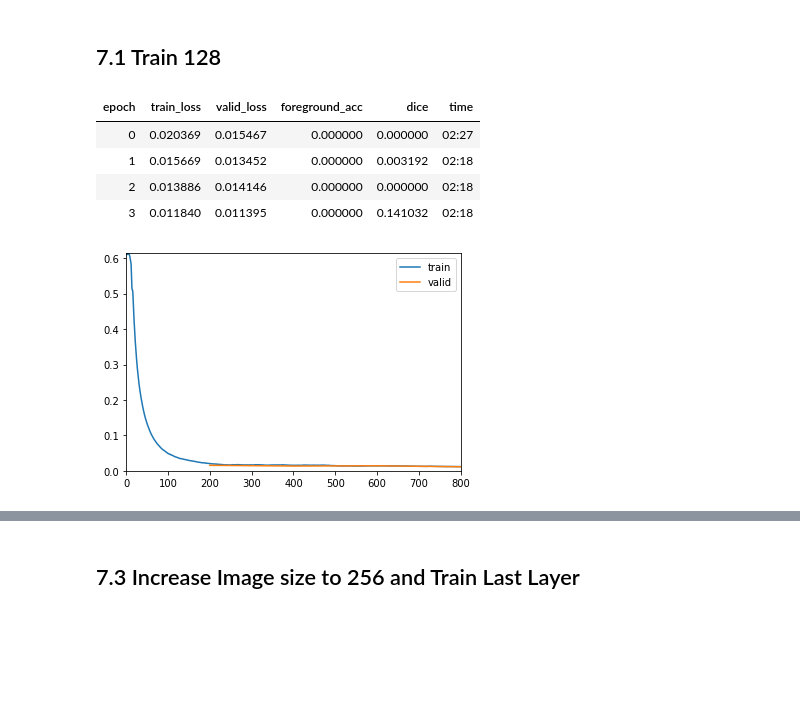
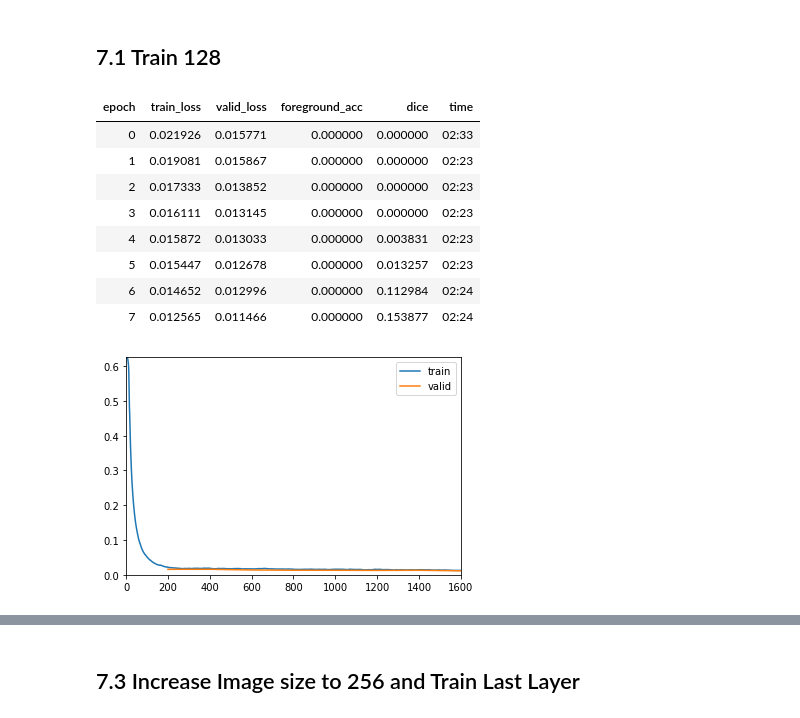
Before and after one commit to mrkcmd/bualabs, a Jupyter notebook: nbs/03c_image_segmentation_siim_acr_pneumothorax_fastai2.ipynb, the cells around one changed output, grey strips where cells are left out. Saved outputs shown, nothing was run; the diff lists cells and outputs as text; code cells hidden in the pictures; blank space fills up the shorter version.

```diff
--- a/nbs/03c_image_segmentation_siim_acr_pneumothorax_fastai2.ipynb
+++ b/nbs/03c_image_segmentation_siim_acr_pneumothorax_fastai2.ipynb
@@ -431,7 +428,7 @@ class XFocalLoss(nn.Module):
         else: return loss.sum()
 
     def decodes(self, x):    return x.argmax(dim=1)
-    def activation(self, x): return F.softmax(x, 1)
+    def activation(self, x): return F.softmax(x, dim=1)
 # %%
 # kwargs = {"alpha": 0.5, "gamma": 2.0, "reduction": 'mean'}
 # loss_func = CustomFocalLoss(**kwargs)
@@ -445,12 +442,13 @@ class XFocalLoss(nn.Module):
 loss_func = XFocalLoss()
 # %%
 metrics = [foreground_acc, Dice()]
-config = unet_config(self_attention=True, blur=True, act_cls=Mish)
+config = unet_config(self_attention=True, blur=True, blur_final=True, act_cls=Mish)
 opt_func = ranger
 # %%
 def getLearner(dls):
-    return unet_learner(dls, resnet34, metrics=metrics, config=config,
+    return unet_learner(dls, xresnet34, metrics=metrics, config=config,
                      loss_func=loss_func,
+                     pretrained=False,
                      path=learner_path,
                      opt_func=opt_func, cbs=[ShowGraphCallback]).to_fp16()
 # %%
@@ -472,11 +466,17 @@ lrs = 3e-3
+# %%
+lrs = slice(2e-5, 2e-3)
 # %%
-learn.fit_flat_cos(4, lr=lrs)
+learn.fit_flat_cos(8, lr=lrs)
 # %% [output]
 | epoch | train_loss | valid_loss | foreground_acc | dice | time |
-| 0 | 0.020369 | 0.015467 | 0.000000 | 0.000000 | 02:27 |
-| 1 | 0.015669 | 0.013452 | 0.000000 | 0.003192 | 02:18 |
-| 2 | 0.013886 | 0.014146 | 0.000000 | 0.000000 | 02:18 |
-| 3 | 0.011840 | 0.011395 | 0.000000 | 0.141032 | 02:18 |
+| 0 | 0.021926 | 0.015771 | 0.000000 | 0.000000 | 02:33 |
+| 1 | 0.019081 | 0.015867 | 0.000000 | 0.000000 | 02:23 |
+| 2 | 0.017333 | 0.013852 | 0.000000 | 0.000000 | 02:23 |
+| 3 | 0.016111 | 0.013145 | 0.000000 | 0.000000 | 02:23 |
+| 4 | 0.015872 | 0.013033 | 0.000000 | 0.003831 | 02:23 |
+| 5 | 0.015447 | 0.012678 | 0.000000 | 0.013257 | 02:23 |
+| 6 | 0.014652 | 0.012996 | 0.000000 | 0.112984 | 02:24 |
+| 7 | 0.012565 | 0.011466 | 0.000000 | 0.153877 | 02:24 |
-[figure, old version]
+[figure, new version]
 # %%
 learn.save('03c-unet-resnet34-128-1')
```
Also changed, not shown: parts of 33 cells of this notebook.
